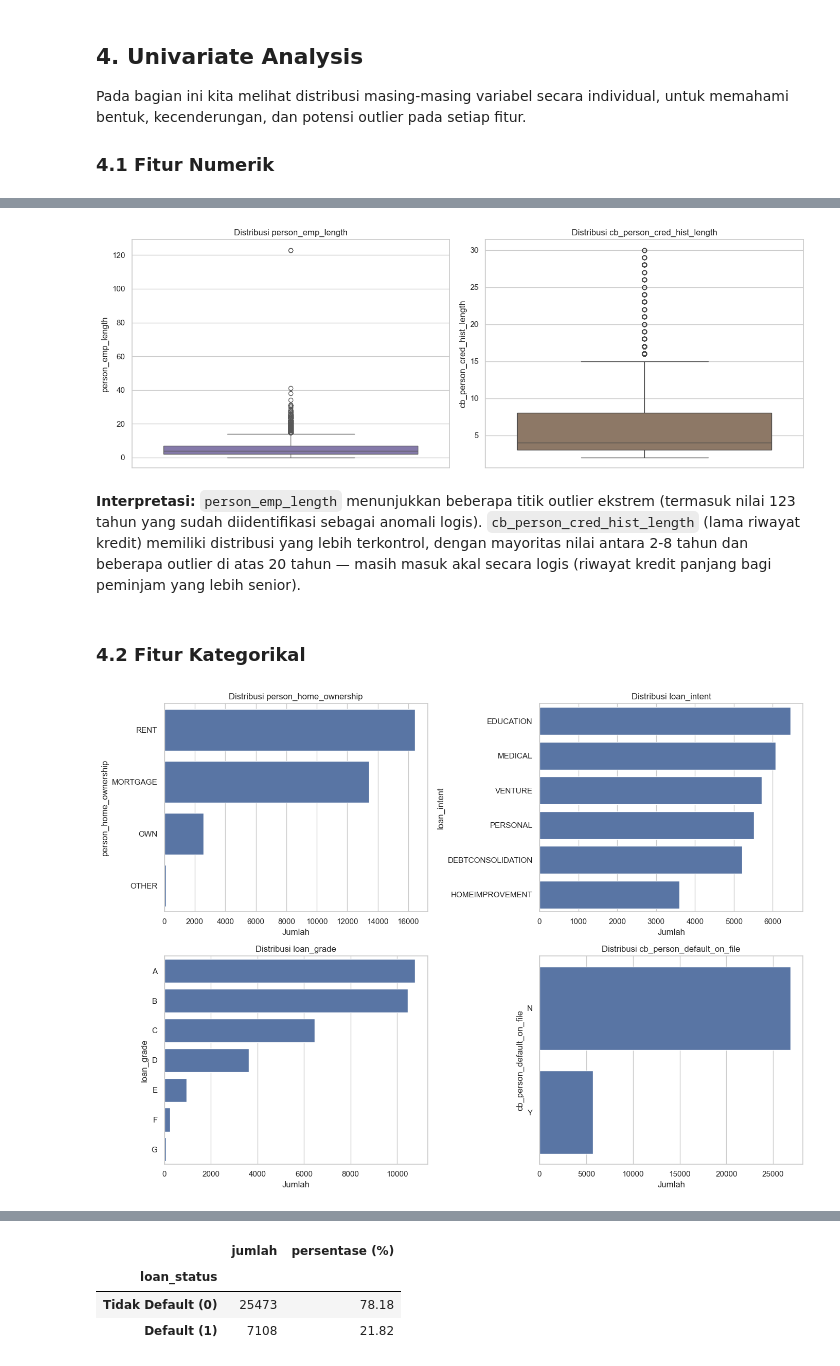
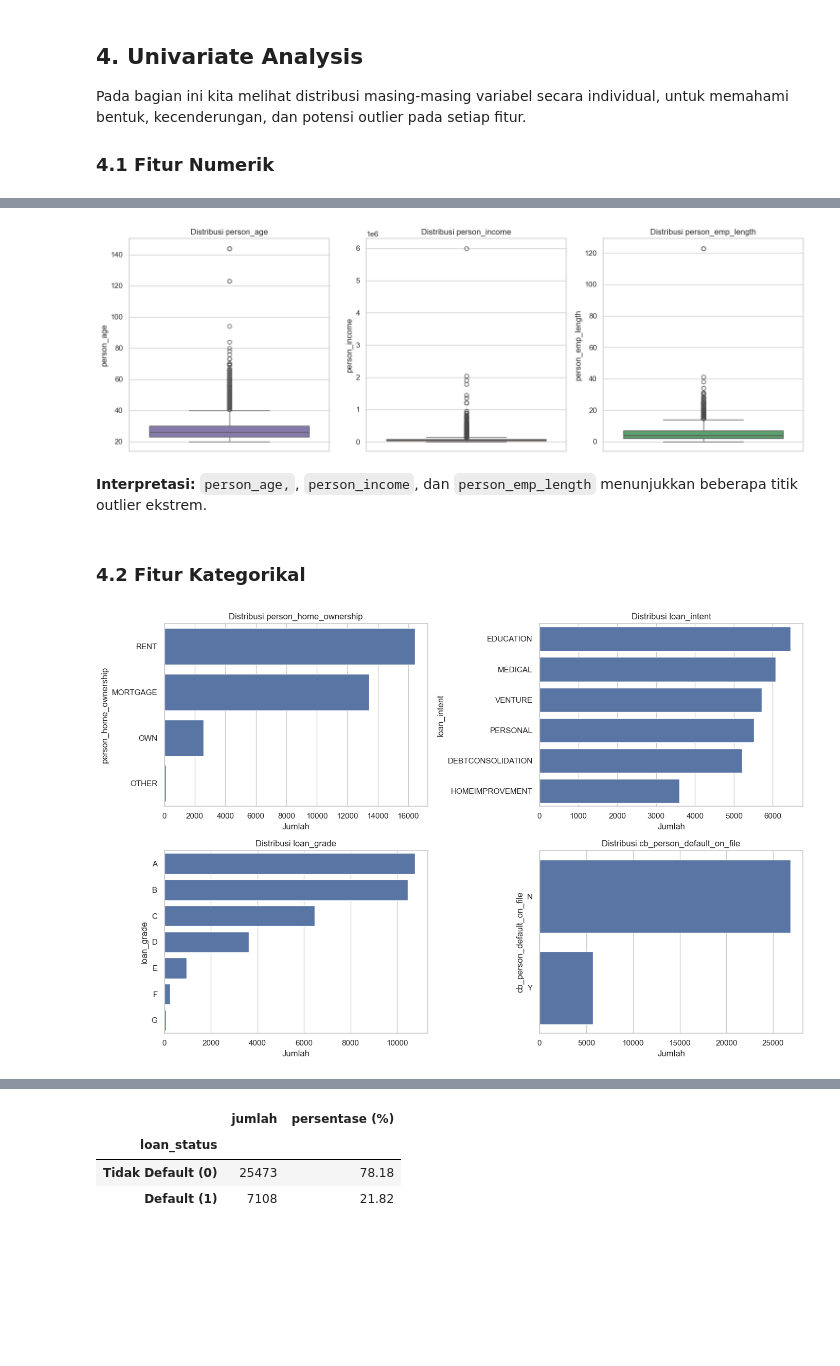
Before and after one commit to clairedible/DataAnalyst_DSMBC, a Jupyter notebook: DSMBC_Day-1.ipynb, the cells around one changed output, grey strips where cells are left out. Saved outputs shown, nothing was run; the diff lists cells and outputs as text; code cells hidden in the pictures; blank space fills up the shorter version.

```diff
--- a/DSMBC_Day-1.ipynb
+++ b/DSMBC_Day-1.ipynb
@@ -307,30 +292,46 @@ Skewness tiap fitur numerik:
 # %%
-fig, axes = plt.subplots(1, 2, figsize=(14, 5))
+import matplotlib.pyplot as plt
+import seaborn as sns
 
-sns.boxplot(y=df['person_emp_length'].dropna(), ax=axes[0], color='#8172B2')
-axes[0].set_title('Distribusi person_emp_length')
+fig, axes = plt.subplots(1, 3, figsize=(15, 5))
 
-sns.boxplot(y=df['cb_person_cred_hist_length'], ax=axes[1], color='#937860')
-axes[1].set_title('Distribusi cb_person_cred_hist_length')
+sns.boxplot(y=df['person_age'].dropna(), ax=axes[0], color='#8172B2')
+axes[0].set_title('Distribusi person_age')
+
+sns.boxplot(y=df['person_income'].dropna(), ax=axes[1], color='#937860')
+axes[1].set_title('Distribusi person_income')
+
+sns.boxplot(y=df['person_emp_length'].dropna(), ax=axes[2], color='#55A868')
+axes[2].set_title('Distribusi person_emp_length')
 
 plt.tight_layout()
 plt.show()
 # %% [output]
-[figure, old version]
+[figure, new version]
 # %% [markdown]
-**Interpretasi:** `person_emp_length` menunjukkan beberapa titik outlier ekstrem (termasuk nilai 123 tahun yang sudah diidentifikasi sebagai anomali logis). `cb_person_cred_hist_length` (lama riwayat kredit) memiliki distribusi yang lebih terkontrol, dengan mayoritas nilai antara 2-8 tahun dan beberapa outlier di atas 20 tahun — masih masuk akal secara logis (riwayat kredit panjang bagi peminjam yang lebih senior).
+**Interpretasi:** `person_age,`, `person_income`, dan `person_emp_length` menunjukkan beberapa titik outlier ekstrem.
 # %% [markdown]
 ### 4.2 Fitur Kategorikal
 # %%
-fig, axes = plt.subplots(2, 2, figsize=(14, 10))
+cat_cols = categorical_features
 
-for ax, col in zip(axes.flatten(), categorical_features):
+n_cols = 2
+n_rows = math.ceil(len(cat_cols) / n_cols)
+
+fig, axes = plt.subplots(n_rows, n_cols, figsize=(14, 4.5 * n_rows))
+
+axes = axes.flatten() if len(cat_cols) > 1 else [axes]
+
+for i, col in enumerate(cat_cols):
     order = df[col].value_counts().index
-    sns.countplot(y=df[col], order=order, ax=ax, color='#4C72B0')
-    ax.set_title(f'Distribusi {col}')
-    ax.set_xlabel('Jumlah')
+    sns.countplot(y=df[col], order=order, ax=axes[i], color="#4C72B0")
+    axes[i].set_title(f"Distribusi {col}")
+    axes[i].set_xlabel("Jumlah")
+
+for j in range(len(cat_cols), len(axes)):
+    fig.delaxes(axes[j])
 
 plt.tight_layout()
 plt.show()
 # %% [output]
-[figure, old version]
+[figure, new version]
```
Also changed, not shown: parts of 23 cells of this notebook.
